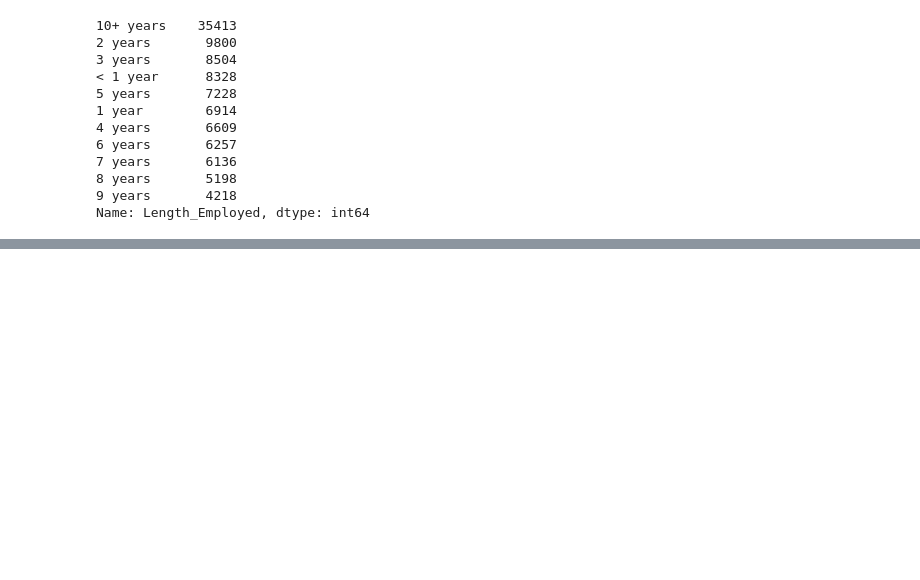
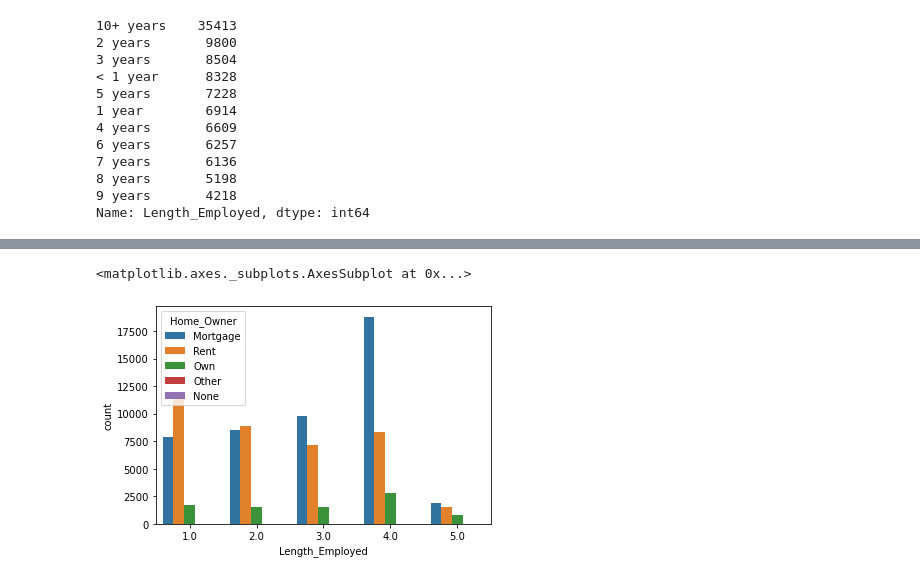
Before and after one commit to Mitesh512/Janta_Hack, a Jupyter notebook: Janta_Hack.ipynb, the cells around one changed output, grey strips where cells are left out. Cells and saved outputs as stored; diff of their text form; code cells hidden in the pictures; blank space fills up the shorter version.

```diff
--- a/Janta_Hack.ipynb
+++ b/Janta_Hack.ipynb
@@ -339,0 +333,5 @@ AttributeError: 'float' object has no attribute 'isnull'
+# %%
+sns.countplot('Length_Employed',data = test, hue= 'Home_Owner')
+# %% [output]
+<matplotlib.axes._subplots.AxesSubplot at 0x...>
+[figure, added]
```
Also changed, not shown: parts of 62 cells of this notebook, 4 other files.
